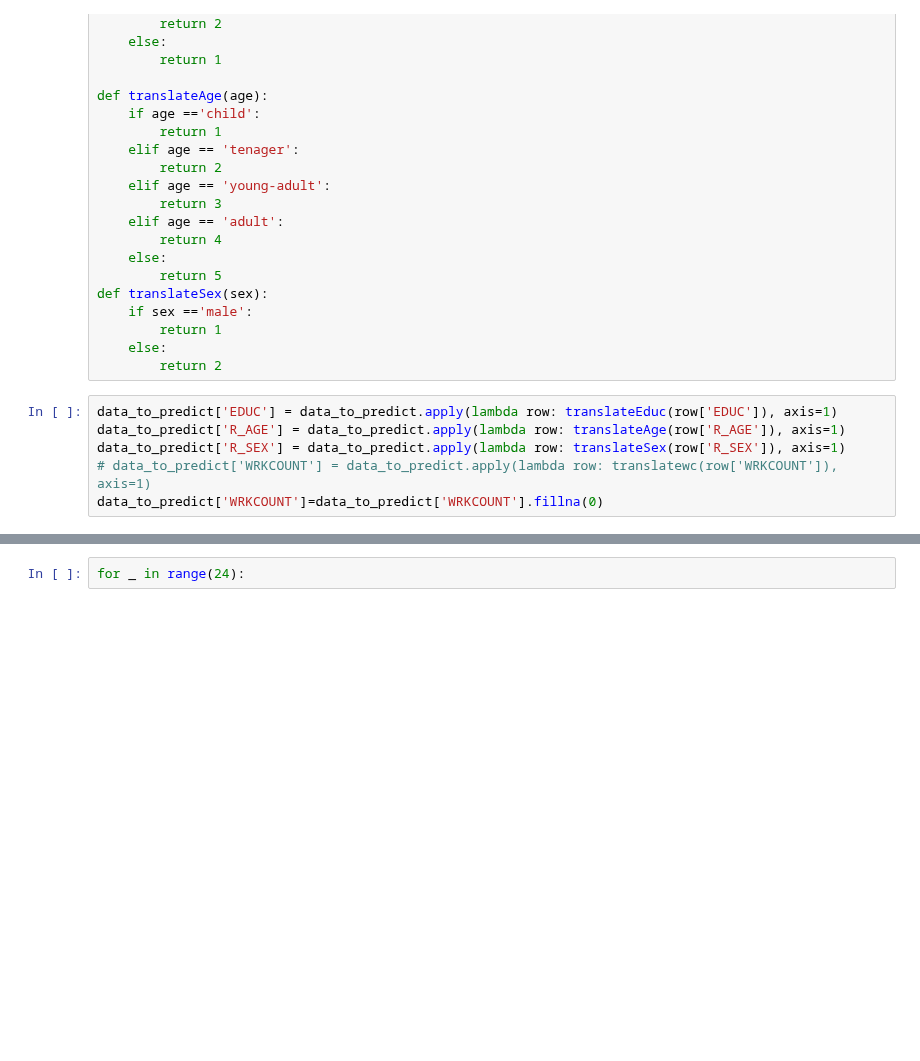
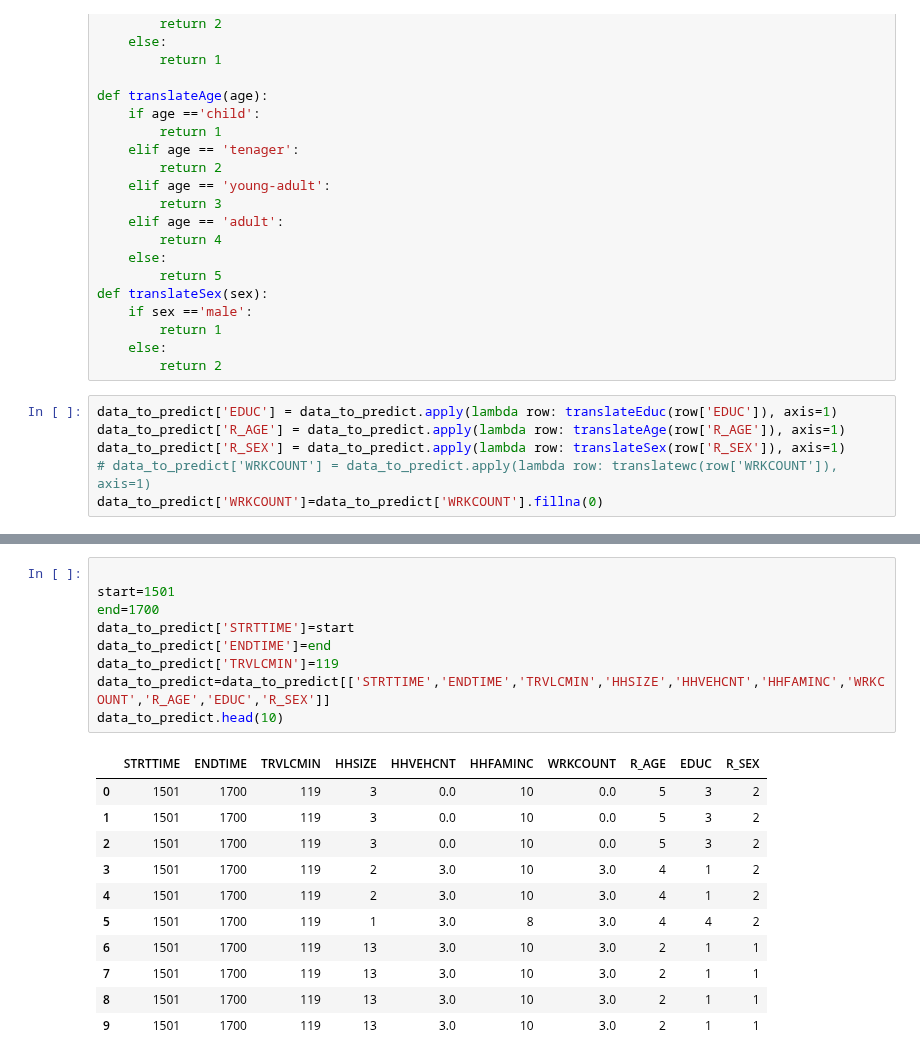
Before and after one commit to abuudarda/synthetic-population-simulation, a Jupyter notebook: Activity assignment/house_assign.ipynb, the cells around one changed output, grey strips where cells are left out. Drawn from its saved outputs; the diff is of its cells as text; blank space fills up the shorter version.

Commit message:
eat: no predict

```diff
--- a/Activity assignment/house_assign.ipynb
+++ b/Activity assignment/house_assign.ipynb
@@ -284,2 +284,21 @@ data_to_predict.head(10)
-# %%
-for _ in range(24):
+# %%
+
+start=1501
+end=1700
+data_to_predict['STRTTIME']=start
+data_to_predict['ENDTIME']=end
+data_to_predict['TRVLCMIN']=119
+data_to_predict=data_to_predict[['STRTTIME','ENDTIME','TRVLCMIN','HHSIZE','HHVEHCNT','HHFAMINC','WRKCOUNT','R_AGE','EDUC','R_SEX']]
+data_to_predict.head(10)
+# %% [output]
+|  | STRTTIME | ENDTIME | TRVLCMIN | HHSIZE | HHVEHCNT | HHFAMINC | WRKCOUNT | R_AGE | EDUC | R_SEX |
+| 0 | 1501 | 1700 | 119 | 3 | 0.0 | 10 | 0.0 | 5 | 3 | 2 |
+| 1 | 1501 | 1700 | 119 | 3 | 0.0 | 10 | 0.0 | 5 | 3 | 2 |
+| 2 | 1501 | 1700 | 119 | 3 | 0.0 | 10 | 0.0 | 5 | 3 | 2 |
+| 3 | 1501 | 1700 | 119 | 2 | 3.0 | 10 | 3.0 | 4 | 1 | 2 |
+| 4 | 1501 | 1700 | 119 | 2 | 3.0 | 10 | 3.0 | 4 | 1 | 2 |
+| 5 | 1501 | 1700 | 119 | 1 | 3.0 | 8 | 3.0 | 4 | 4 | 2 |
+| 6 | 1501 | 1700 | 119 | 13 | 3.0 | 10 | 3.0 | 2 | 1 | 1 |
+| 7 | 1501 | 1700 | 119 | 13 | 3.0 | 10 | 3.0 | 2 | 1 | 1 |
+| 8 | 1501 | 1700 | 119 | 13 | 3.0 | 10 | 3.0 | 2 | 1 | 1 |
+| 9 | 1501 | 1700 | 119 | 13 | 3.0 | 10 | 3.0 | 2 | 1 | 1 |
```
Also changed, not shown: parts of 4 cells of this notebook, 2 other files.
